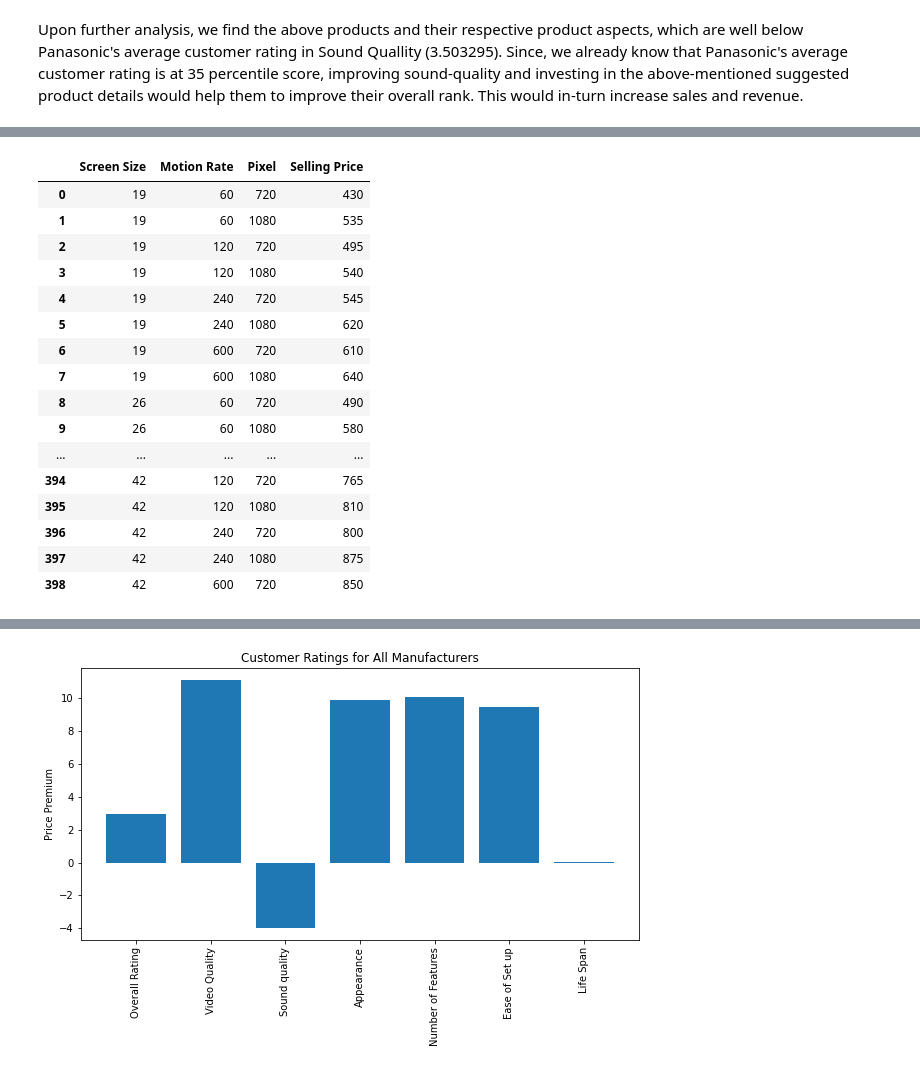
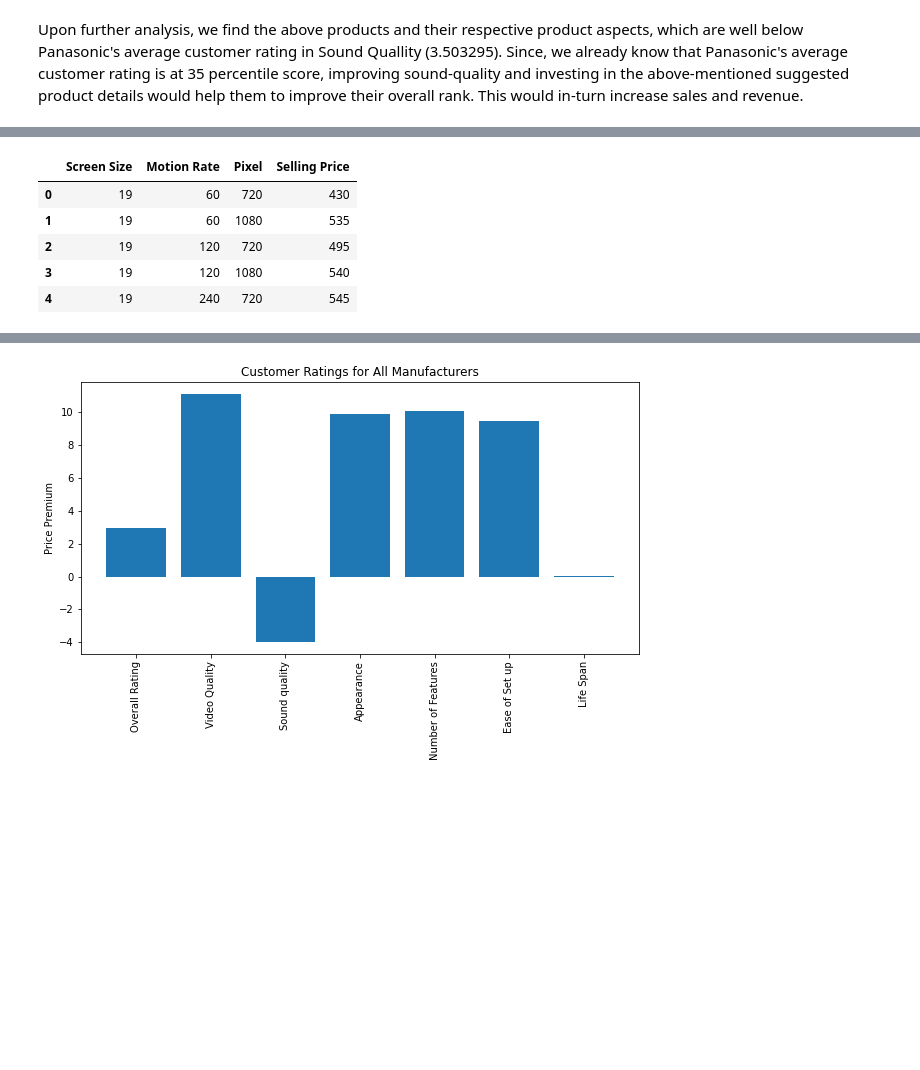
Before and after one commit to Divamshah/User-Generated-Content-Analysis, a Jupyter notebook: UserGeneratedContent_Analysis.ipynb, the cells around one changed output, grey strips where cells are left out. Saved outputs shown, nothing was run; the diff lists cells and outputs as text; code cells hidden in the pictures; blank space fills up the shorter version.

```diff
--- a/UserGeneratedContent_Analysis.ipynb
+++ b/UserGeneratedContent_Analysis.ipynb
@@ -202,25 +169,14 @@ avg_df
 # %%
 #Selling price
 selling_df = df[['Screen Size', 'Motion Rate', 'Pixel', 'Selling Price']]
-selling_df
+selling_df.head()
 # %% [output]
 |  | Screen Size | Motion Rate | Pixel | Selling Price |
 | 0 | 19 | 60 | 720 | 430 |
 | 1 | 19 | 60 | 1080 | 535 |
 | 2 | 19 | 120 | 720 | 495 |
 | 3 | 19 | 120 | 1080 | 540 |
 | 4 | 19 | 240 | 720 | 545 |
-| 5 | 19 | 240 | 1080 | 620 |
-| 6 | 19 | 600 | 720 | 610 |
-| 7 | 19 | 600 | 1080 | 640 |
-| 8 | 26 | 60 | 720 | 490 |
-| 9 | 26 | 60 | 1080 | 580 |
-| ... | ... | ... | ... | ... |
-| 394 | 42 | 120 | 720 | 765 |
-| 395 | 42 | 120 | 1080 | 810 |
-| 396 | 42 | 240 | 720 | 800 |
-| 397 | 42 | 240 | 1080 | 875 |
-| 398 | 42 | 600 | 720 | 850 |
 # %%
 #Merging Dateframes.
 
```
Also changed, not shown: parts of 10 cells of this notebook.
